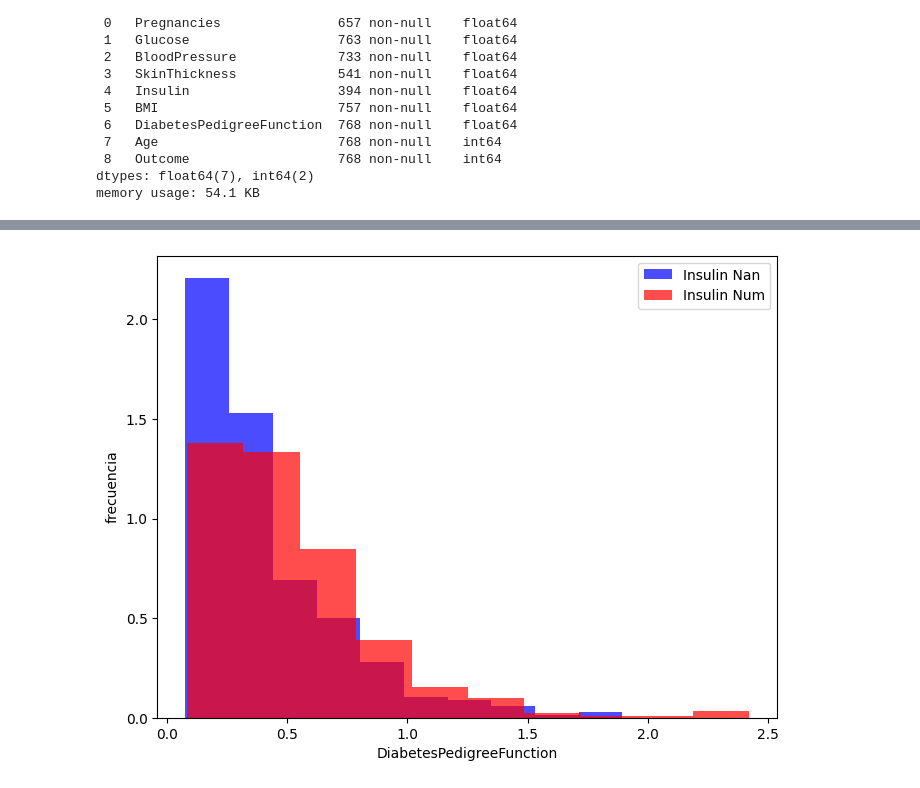
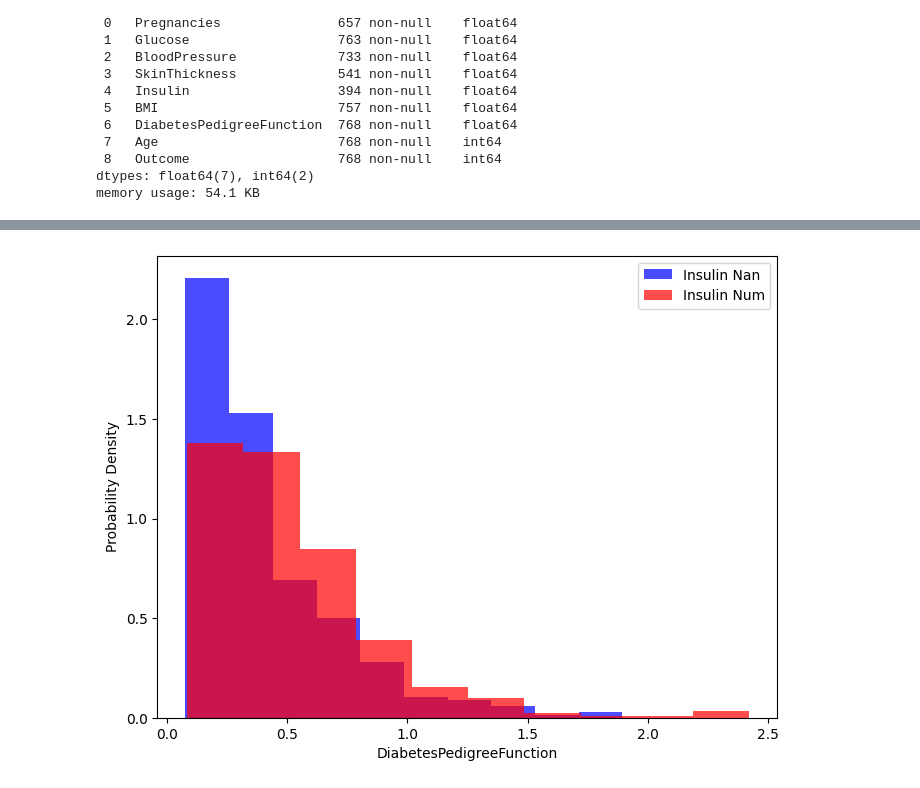
Before and after one commit to Rotany/master_procesamiento_datos, a Jupyter notebook: Trabajos/trabajo4.ipynb, the cells around one changed output, grey strips where cells are left out. Cells and saved outputs as stored; diff of their text form; code cells hidden in the pictures.

```diff
--- a/Trabajos/trabajo4.ipynb
+++ b/Trabajos/trabajo4.ipynb
@@ -87,0 +113,9 @@ Esta columna BMI tiene 11 filas a 0
+# %%
+columnas = df.columns
+columnas_remplazar= []
+for c in columnas:
+    cuantas = df[df[c] == 0][c].count()
+    if cuantas > 0 and c != 'Outcome':
+
+        columnas_remplazar.append(c)
+        print(f"Esta columna {c} tiene {cuantas} filas a 0")
@@ -129,12 +193,12 @@ memory usage: 54.1 KB
 # %%
 df_insulin_num= df_nan[df_nan['Insulin'].notna()]
 df_insulin_nan = df_nan[df_nan['Insulin'].isna()]
 plt.figure(figsize=(8,6))
-plt.hist(df_insulin_nan['DiabetesPedigreeFunction'],density = True,bins=10,alpha= 0.7,color= 'blue',label= 'Insulin Nan')
-plt.hist(df_insulin_num['DiabetesPedigreeFunction'],density= True,bins=10,alpha= 0.7, color='red',label='Insulin Num')
+plt.hist(df_insulin_nan['DiabetesPedigreeFunction'],density=True,bins=10,alpha= 0.7,color= 'blue',label= 'Insulin Nan')
+plt.hist(df_insulin_num['DiabetesPedigreeFunction'],density=True,bins=10,alpha= 0.7, color='red',label='Insulin Num')
 plt.xlabel('DiabetesPedigreeFunction')
-plt.ylabel('frecuencia')
+plt.ylabel('Probability Density')
 plt.legend()
 plt.show()
 # %% [output]
-[figure, old version]
+[figure, new version]
```
Also changed, not shown: parts of 28 cells of this notebook, 1 other file.
